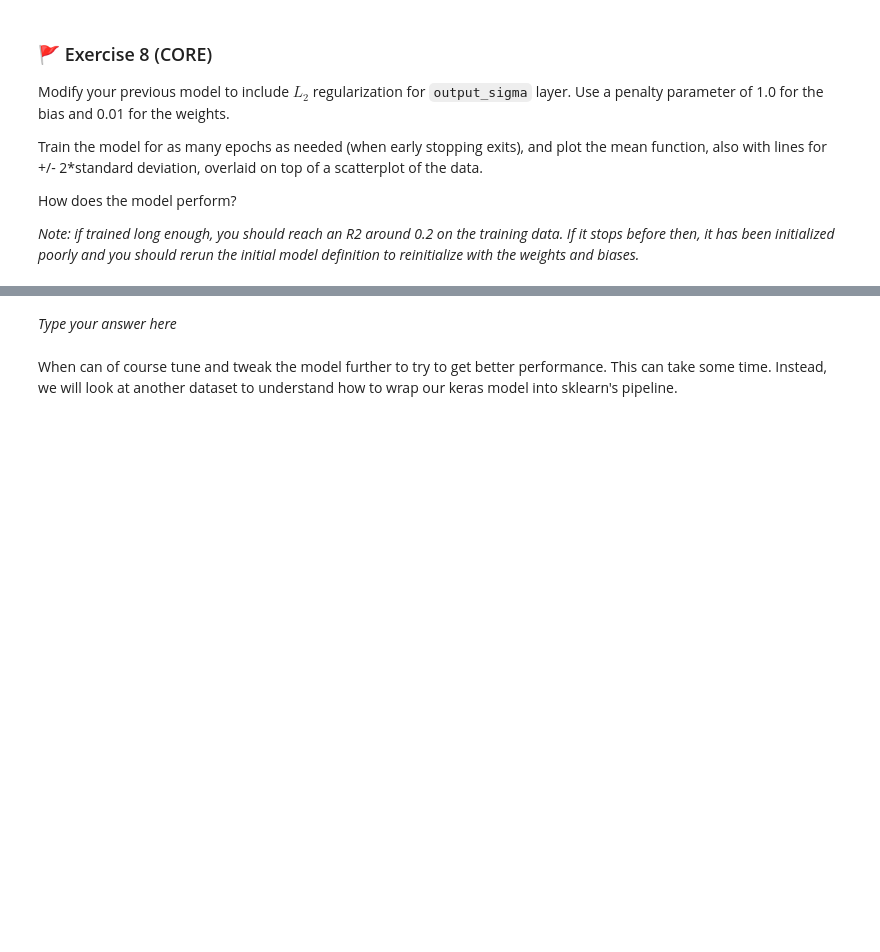
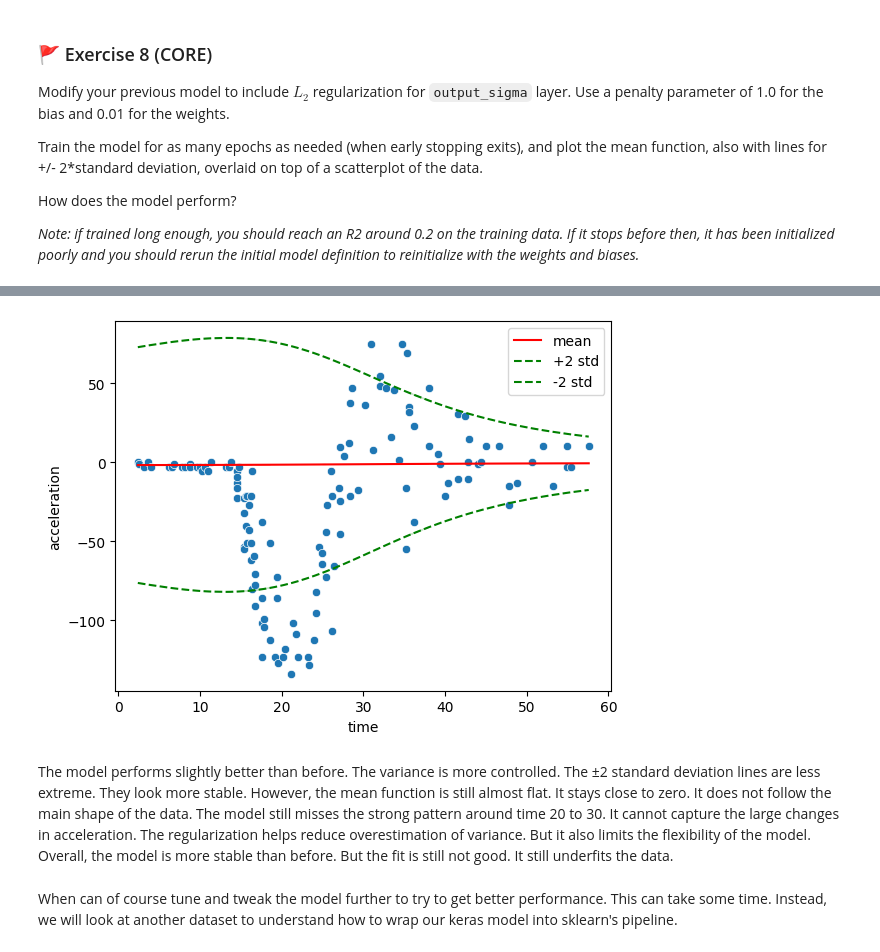
Before and after one commit to zici021129/MLP_2026_week10, a Jupyter notebook: mlp_week10.ipynb, the cells around one changed output, grey strips where cells are left out. Cells and saved outputs as stored; diff of their text form; code cells hidden in the pictures; blank space fills up the shorter version.

```diff
--- a/mlp_week10.ipynb
+++ b/mlp_week10.ipynb
@@ -622,5 +735,51 @@ _Note: if trained long enough, you should reach an R2 around 0.2 on the training
 # Fit the model
 callback = keras.callbacks.EarlyStopping(monitor='loss', min_delta = 0.05, mode = 'min',
                                          patience=10, restore_best_weights=True)
+
+history = model_reg_het.fit(
+    X, y,
+    epochs=1000,
+    batch_size=32,
+    verbose=0,
+    callbacks=[callback]
+)
 # %%
-# Compute predictions and plot
+# Predict
+pred = model_reg_het.predict(X)
+mu = pred[:, 0]
+sigma = pred[:, 1]
+
+# Plot
+sns.scatterplot(mcycle, x='times', y='accel')
+
+# Mean
+sns.lineplot(
+    x=ss.inverse_transform(X).reshape(-1),
+    y=mu,
+    color='red',
+    label='mean'
+)
+
+# +2 std
+sns.lineplot(
+    x=ss.inverse_transform(X).reshape(-1),
+    y=mu + 2 * sigma,
+    color='green',
+    linestyle='--',
+    label='+2 std'
+)
+
+# -2 std
+sns.lineplot(
+    x=ss.inverse_transform(X).reshape(-1),
+    y=mu - 2 * sigma,
+    color='green',
+    linestyle='--',
+    label='-2 std'
+)
+
+plt.xlabel('time')
+plt.ylabel('acceleration')
+plt.legend()
+plt.show()
+# %% [output]
@@ -627,5 +789,11 @@ callback = keras.callbacks.EarlyStopping(monitor='loss', min_delta = 0.05, mode
+[figure, added]
 # %% [markdown]
-_Type your answer here_
+The model performs slightly better than before.
+The variance is more controlled. The ±2 standard deviation lines are less extreme. They look more stable.
+However, the mean function is still almost flat. It stays close to zero. It does not follow the main shape of the data.
+The model still misses the strong pattern around time 20 to 30. It cannot capture the large changes in acceleration.
+The regularization helps reduce overestimation of variance. But it also limits the flexibility of the model.
+Overall, the model is more stable than before. But the fit is still not good. It still underfits the data.
 # %% [markdown]
 When can of course tune and tweak the model further to try to get better performance. This can take some time. Instead, we will look at another dataset to understand how to wrap our keras model into sklearn's pipeline.
 # %% [markdown]
```
Also changed, not shown: parts of 10 cells of this notebook.
